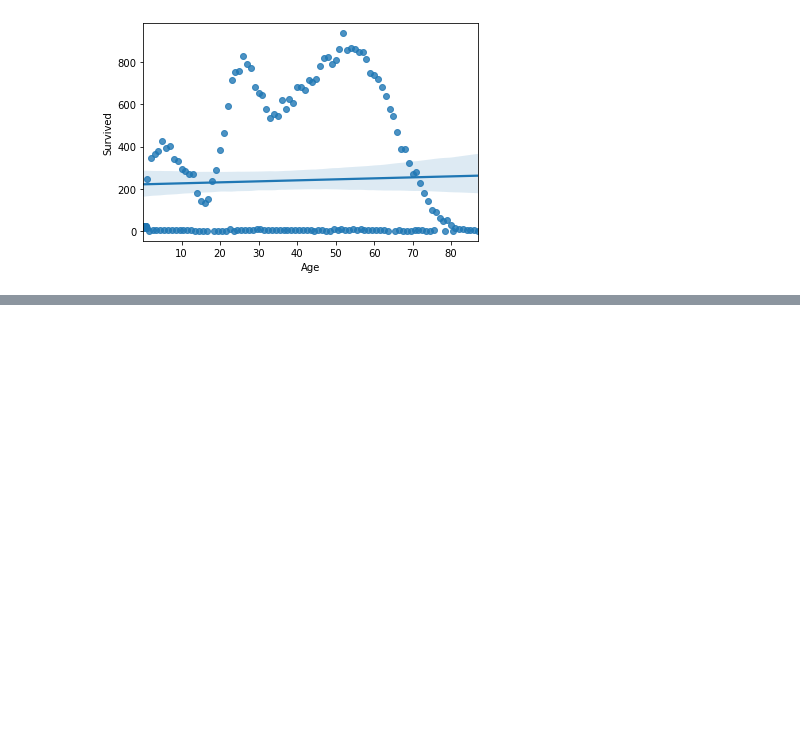
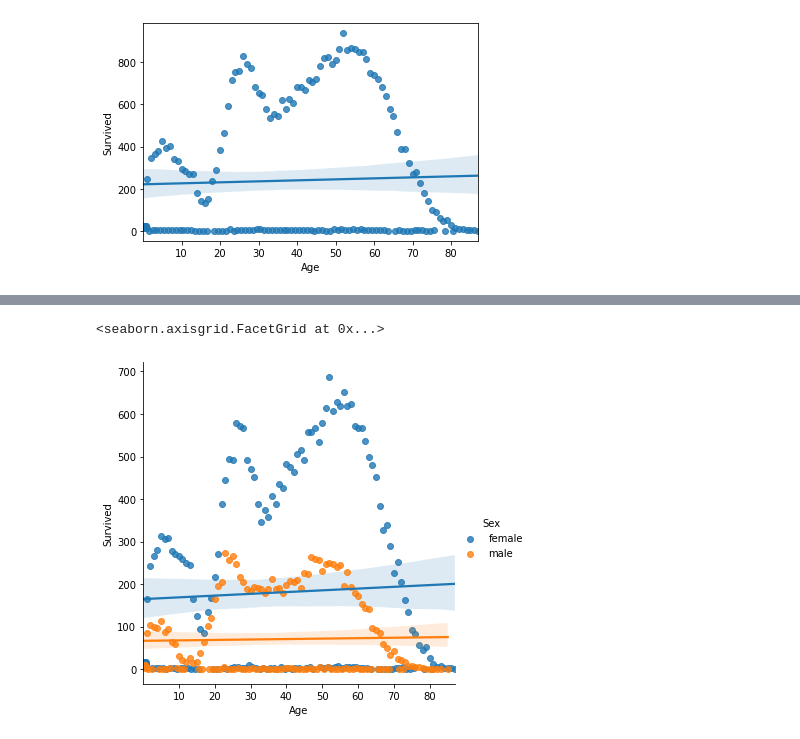
Before and after one commit to mamont79/02_EDA_2022, a Jupyter notebook: 02_EDA_2022.ipynb, the cells around one changed output, grey strips where cells are left out. Saved outputs shown, nothing was run; the diff lists cells and outputs as text; code cells hidden in the pictures; blank space fills up the shorter version.

```diff
--- a/02_EDA_2022.ipynb
+++ b/02_EDA_2022.ipynb
@@ -147,0 +182,5 @@ sns.scatterplot(x=age_surv.index, y=age_surv['Survived'], hue=age_surv[''])
+# %%
+sns.lmplot(x="Age", y="Survived", hue="Sex", data=age_surv_sex)
+# %% [output]
+<seaborn.axisgrid.FacetGrid at 0x...>
+[figure, added]
```
Also changed, not shown: parts of 13 cells of this notebook.
